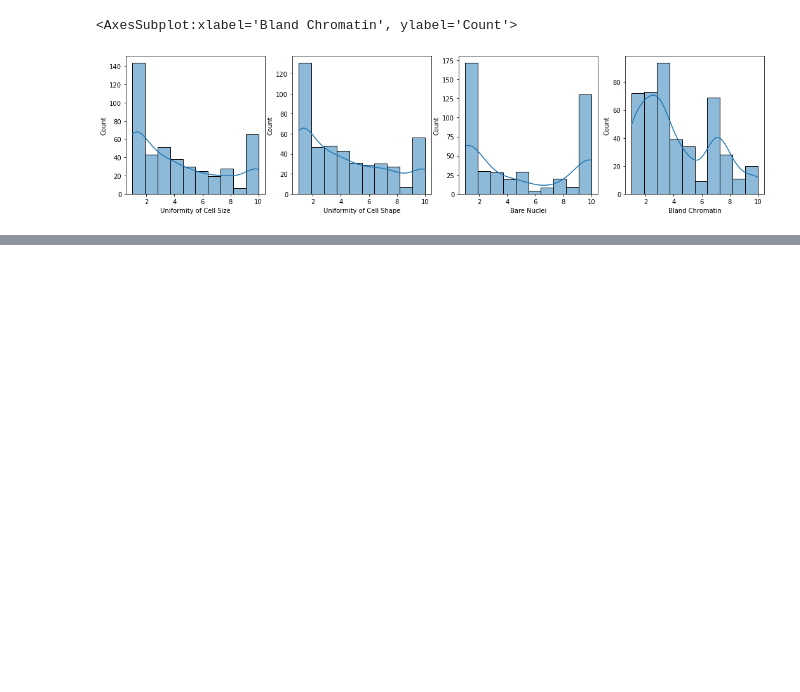
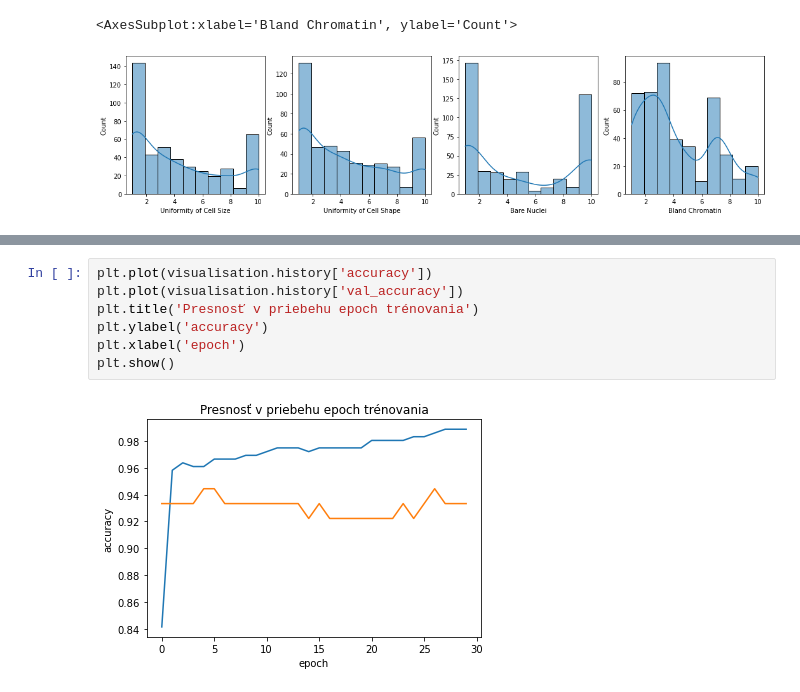
Before and after one commit to AMi-bot/Mikova_NS2021, a Jupyter notebook: mikova_ns2021.ipynb, the cells around one changed output, grey strips where cells are left out. Drawn from its saved outputs; the diff is of its cells as text; blank space fills up the shorter version.

```diff
--- a/mikova_ns2021.ipynb
+++ b/mikova_ns2021.ipynb
@@ -322,0 +351,9 @@ accuracy:  91.11111164093018 %
+# %%
+plt.plot(visualisation.history['accuracy'])
+plt.plot(visualisation.history['val_accuracy'])
+plt.title('Presnosť v priebehu epoch trénovania')
+plt.ylabel('accuracy')
+plt.xlabel('epoch')
+plt.show()
+# %% [output]
+[figure, added]
```
Also changed, not shown: parts of 21 cells of this notebook.
